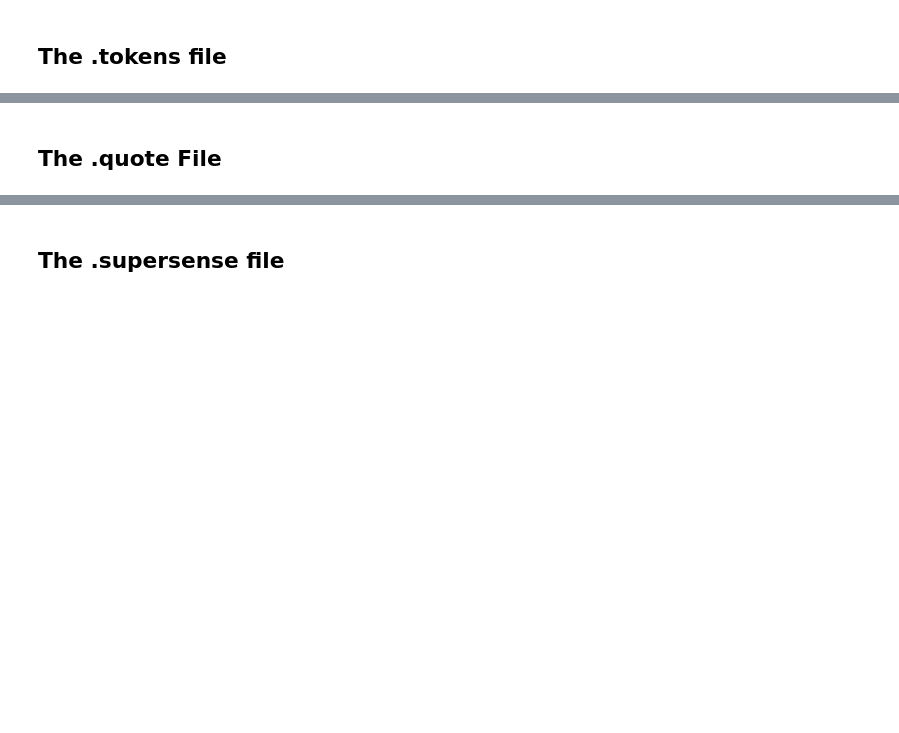
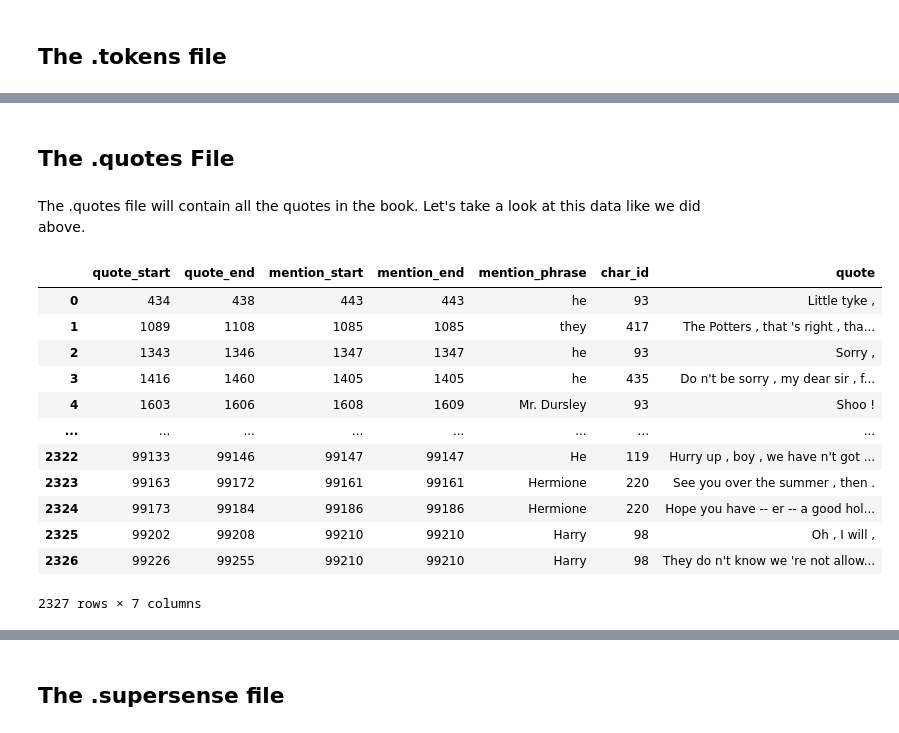
Before and after one commit to wjbmattingly/youtube_booknlp, a Jupyter notebook: 03_files.ipynb, the cells around one changed output, grey strips where cells are left out. Saved outputs shown, nothing was run; the diff lists cells and outputs as text; code cells hidden in the pictures; blank space fills up the shorter version.

```diff
--- a/03_files.ipynb
+++ b/03_files.ipynb
@@ -69,2 +131,21 @@ As you can see from the output above, we have something that looks like Excel, o
 # %% [markdown]
-## The .quote File
+## The .quotes File
+# %% [markdown]
+The .quotes file will contain all the quotes in the book. Let's take a look at this data like we did above.
+# %%
+df_quotes = pd.read_csv("data/harry_potter/harry_potter.quotes", delimiter="\t")
+df_quotes
+# %% [output]
+|  | quote_start | quote_end | mention_start | mention_end | mention_phrase | char_id | quote |
+| 0 | 434 | 438 | 443 | 443 | he | 93 | Little tyke , |
+| 1 | 1089 | 1108 | 1085 | 1085 | they | 417 | The Potters , that 's right , tha... |
+| 2 | 1343 | 1346 | 1347 | 1347 | he | 93 | Sorry , |
+| 3 | 1416 | 1460 | 1405 | 1405 | he | 435 | Do n't be sorry , my dear sir , f... |
+| 4 | 1603 | 1606 | 1608 | 1609 | Mr. Dursley | 93 | Shoo ! |
+| ... | ... | ... | ... | ... | ... | ... | ... |
+| 2322 | 99133 | 99146 | 99147 | 99147 | He | 119 | Hurry up , boy , we have n't got ... |
+| 2323 | 99163 | 99172 | 99161 | 99161 | Hermione | 220 | See you over the summer , then . |
+| 2324 | 99173 | 99184 | 99186 | 99186 | Hermione | 220 | Hope you have -- er -- a good hol... |
+| 2325 | 99202 | 99208 | 99210 | 99210 | Harry | 98 | Oh , I will , |
+| 2326 | 99226 | 99255 | 99210 | 99210 | Harry | 98 | They do n't know we 're not allow... |
+2327 rows × 7 columns
```
Also changed, not shown: parts of 34 cells of this notebook, 13 other files.
